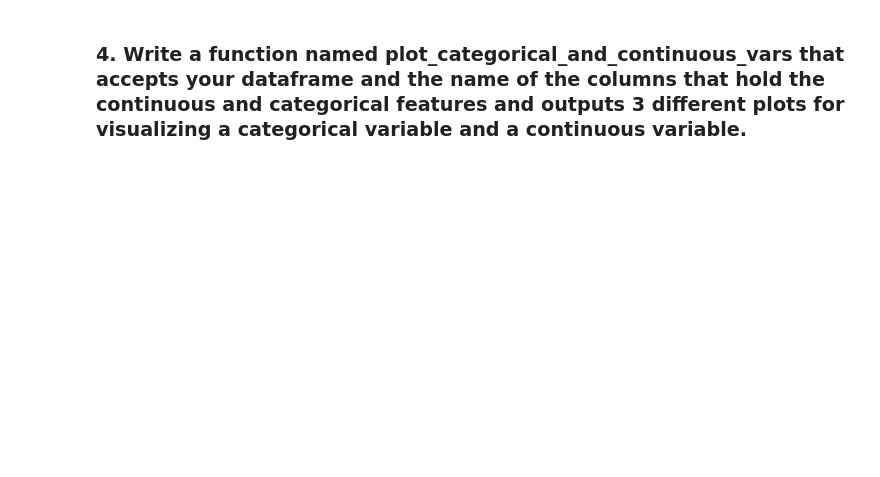
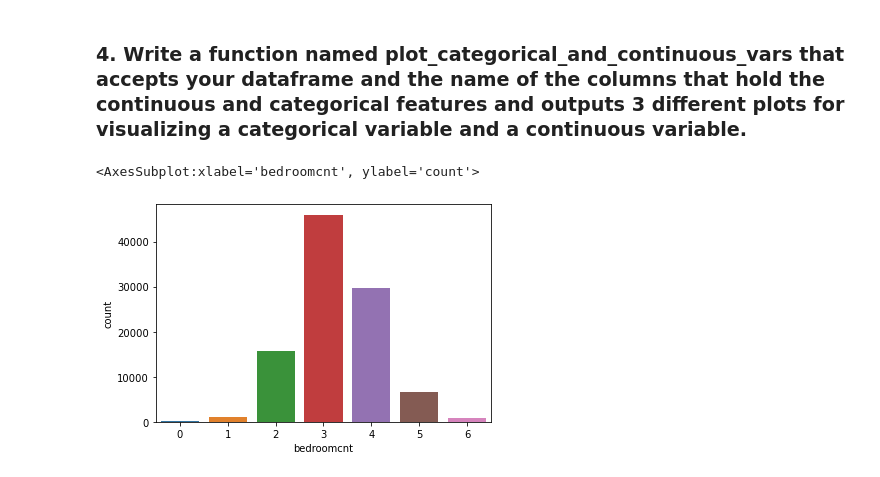
Before and after one commit to Chenchen070/regression, a Jupyter notebook: exploration_exercises.ipynb, the cells around one changed output. Cells and saved outputs as stored; diff of their text form; code cells hidden in the pictures; blank space fills up the shorter version.

```diff
--- a/exploration_exercises.ipynb
+++ b/exploration_exercises.ipynb
@@ -83,3 +86,9 @@ def plot_variable_pairs(df):
 # %%
 categorical_vars = ['bedroomcnt', 'bathroomcnt', 'yearbuilt', 'fips']
 continuous_vars = ['calculatedfinishedsquarefeet', 'taxvaluedollarcnt', 'taxamount']
+# %%
+# categorical data overview
+sns.countplot(data = train.sample(100000, random_state=123), x ='bedroomcnt')
+# %% [output]
+<AxesSubplot:xlabel='bedroomcnt', ylabel='count'>
+[figure, added]
```
Also changed, not shown: parts of 32 cells of this notebook.
